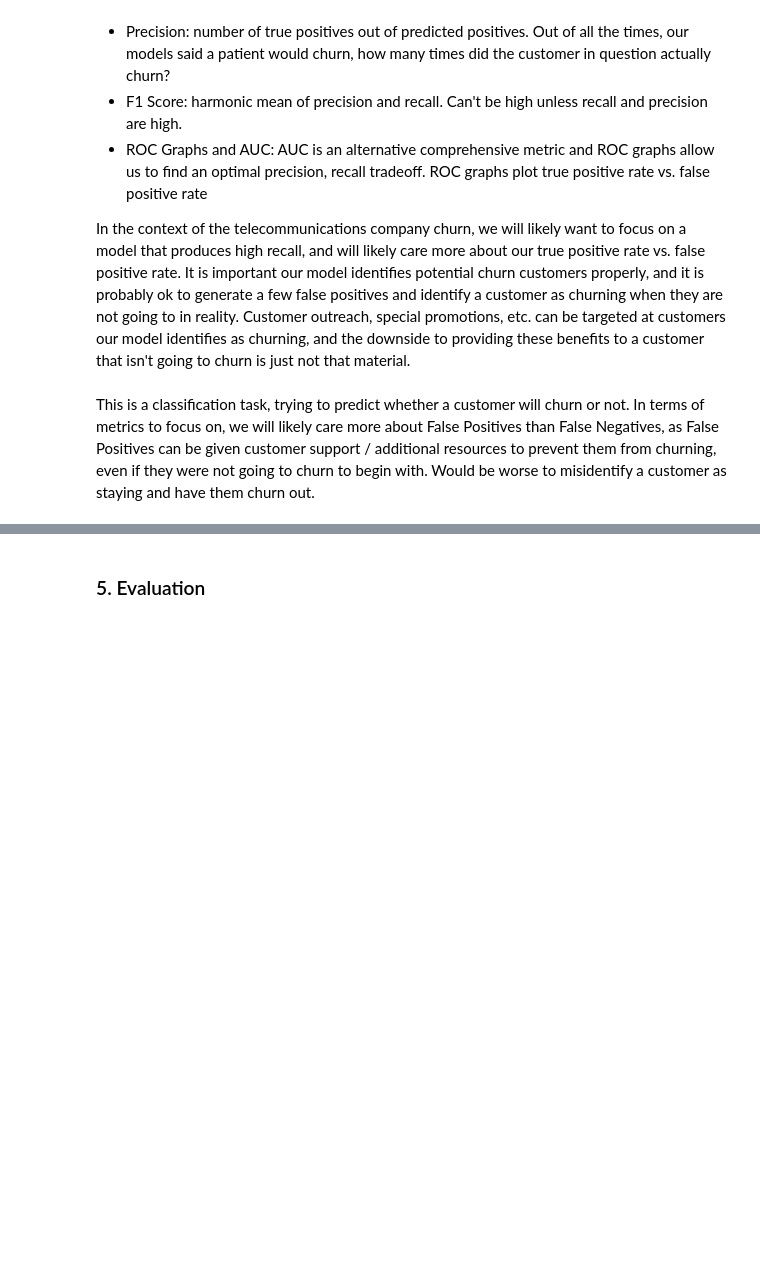
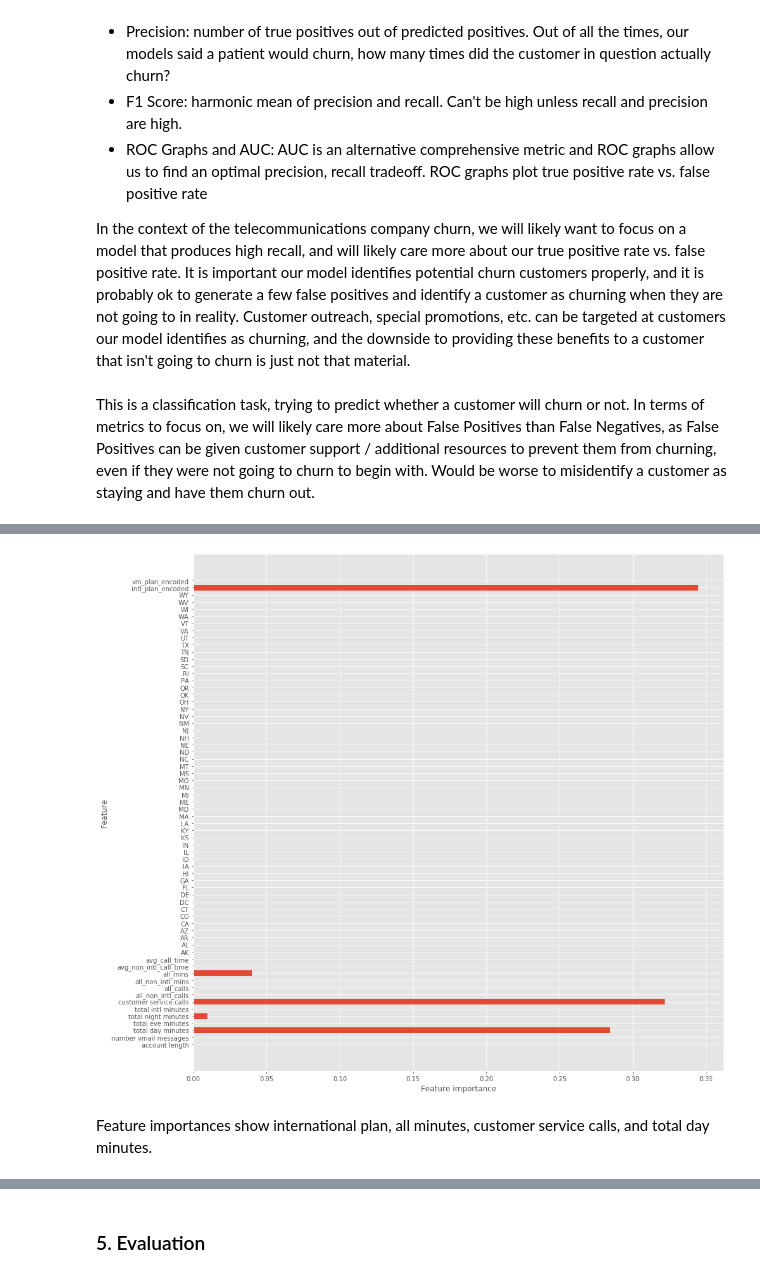
Before and after one commit to akaigraham/Predicting-Customer-Churn, a Jupyter notebook: Untitled.ipynb, the cells around one changed output, grey strips where cells are left out. Drawn from its saved outputs; the diff is of its cells as text; code cells hidden in the pictures; blank space fills up the shorter version.

```diff
--- a/Untitled.ipynb
+++ b/Untitled.ipynb
@@ -1103,0 +1108,18 @@ Log Loss: 0.7347318038346489
+# %%
+# convert to visualization to better understand
+def plot_feature_importances(model, X_train, y_train):
+    """
+    Function to plot feature importances from a given model
+    """
+    n_features = X_train.shape[1]
+    plt.figure(figsize=(15,15))
+    plt.barh(range(n_features), model.feature_importances_, align='center')
+    plt.yticks(np.arange(n_features), X_train.columns.values)
+    plt.xlabel('Feature importance')
+    plt.ylabel('Feature')
+
+plot_feature_importances(best_dt_model, X_train_final, y_train)
+# %% [output]
+[figure, added]
+# %% [markdown]
+Feature importances show international plan, all minutes, customer service calls, and total day minutes.
```
Also changed, not shown: parts of 44 cells of this notebook.
